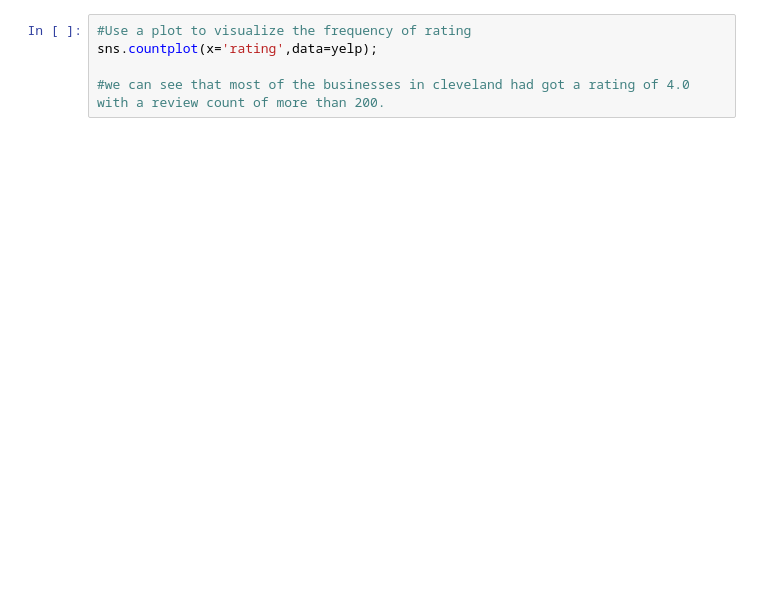
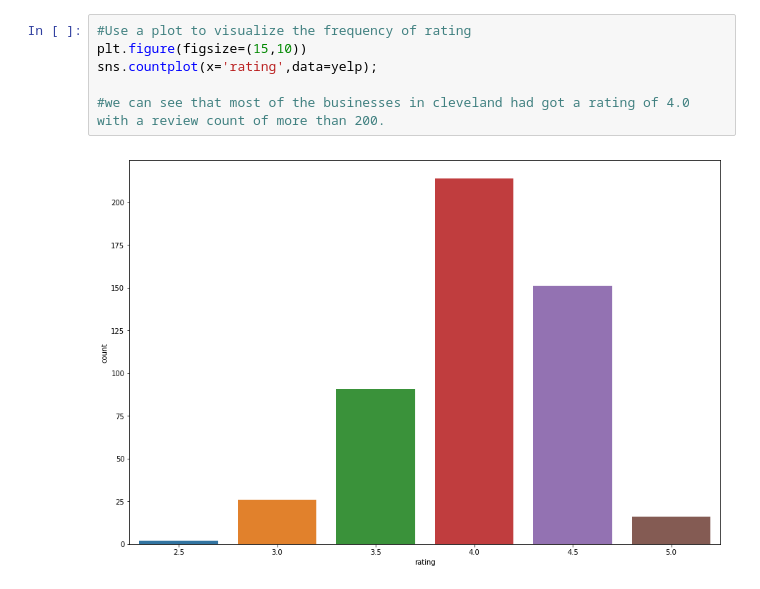
Before and after one commit to fnusandhiya/YELP, a Jupyter notebook: my_file.ipynb, the cells around one changed output. Saved outputs shown, nothing was run; the diff lists cells and outputs as text; blank space fills up the shorter version.

```diff
--- a/my_file.ipynb
+++ b/my_file.ipynb
@@ -88,8 +145,11 @@ review.head()
 # %%
 #Use a plot to visualize the frequency of rating
+plt.figure(figsize=(15,10))
 sns.countplot(x='rating',data=yelp);
 
 #we can see that most of the businesses in cleveland had got a rating of 4.0 with a review count of more than 200.
+# %% [output]
+[figure, added]
 # %%
 from wordcloud import WordCloud, STOPWORDS
 plt.figure(figsize=(12,10))
```
Also changed, not shown: parts of 11 cells of this notebook, 1 other file.
